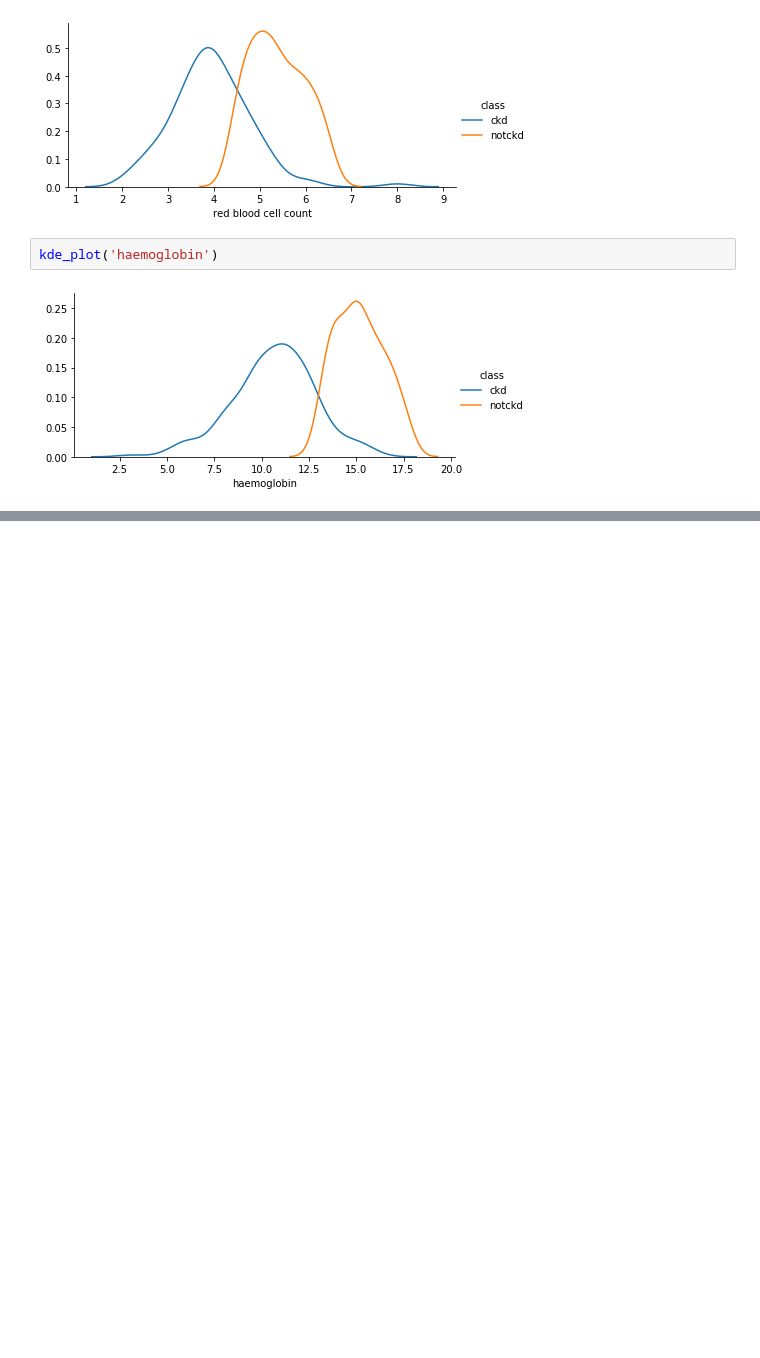
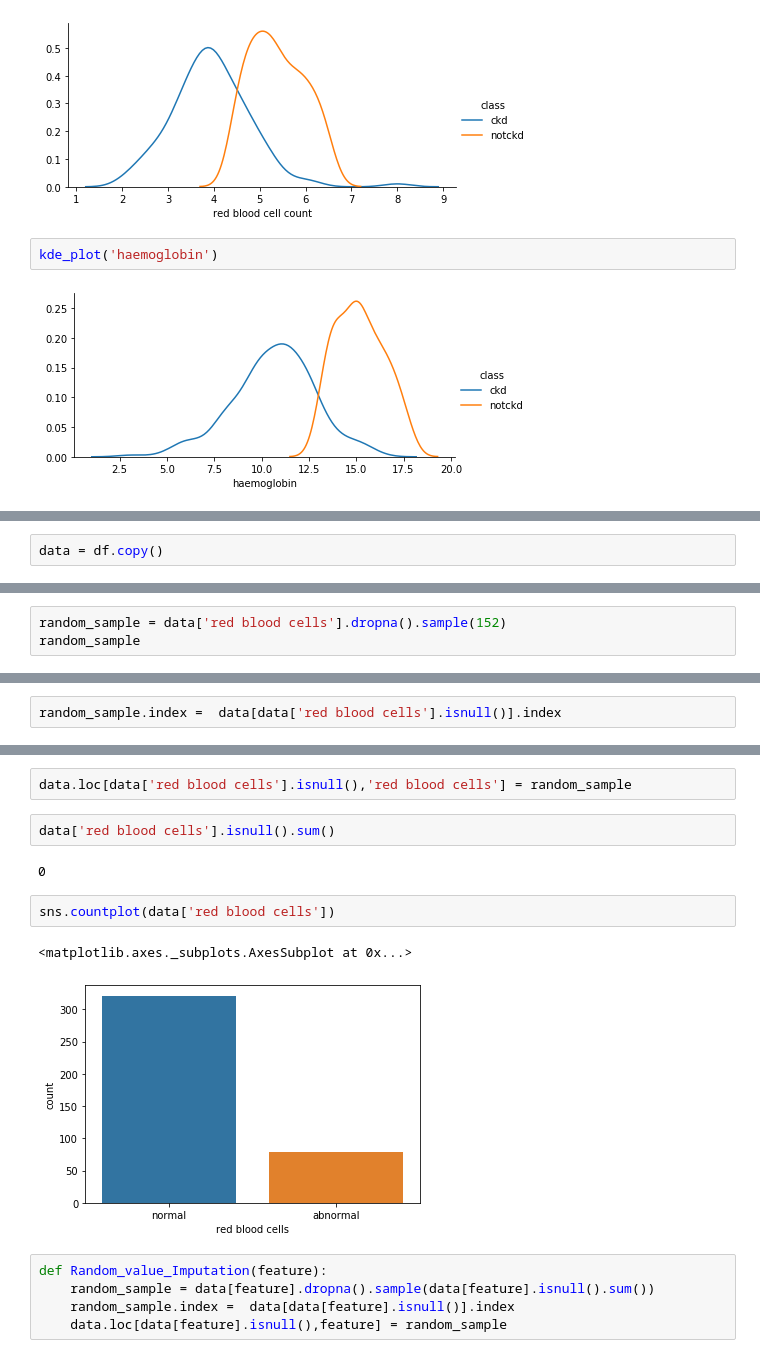
Before and after one commit to ruhulamin005/Predict-status-of-Chronic-kidney-disease, a Jupyter notebook: kidney disease status prediction.ipynb, the cells around one changed output, grey strips where cells are left out. Drawn from its saved outputs; the diff is of its cells as text; blank space fills up the shorter version.

```diff
--- a/kidney disease status prediction.ipynb
+++ b/kidney disease status prediction.ipynb
@@ -364,0 +427,2 @@ kde_plot('haemoglobin')
+# %%
+data = df.copy()
@@ -364,0 +448,3 @@ kde_plot('haemoglobin')
+# %%
+random_sample = data['red blood cells'].dropna().sample(152)
+random_sample
@@ -364,0 +478,2 @@ kde_plot('haemoglobin')
+# %%
+random_sample.index =  data[data['red blood cells'].isnull()].index
@@ -364,0 +495,16 @@ kde_plot('haemoglobin')
+# %%
+data.loc[data['red blood cells'].isnull(),'red blood cells'] = random_sample
+# %%
+data['red blood cells'].isnull().sum()
+# %% [output]
+0
+# %%
+sns.countplot(data['red blood cells'])
+# %% [output]
+<matplotlib.axes._subplots.AxesSubplot at 0x...>
+[figure, added]
+# %%
+def Random_value_Imputation(feature):
+    random_sample = data[feature].dropna().sample(data[feature].isnull().sum())
+    random_sample.index =  data[data[feature].isnull()].index
+    data.loc[data[feature].isnull(),feature] = random_sample
```
Also changed, not shown: parts of 29 cells of this notebook.
